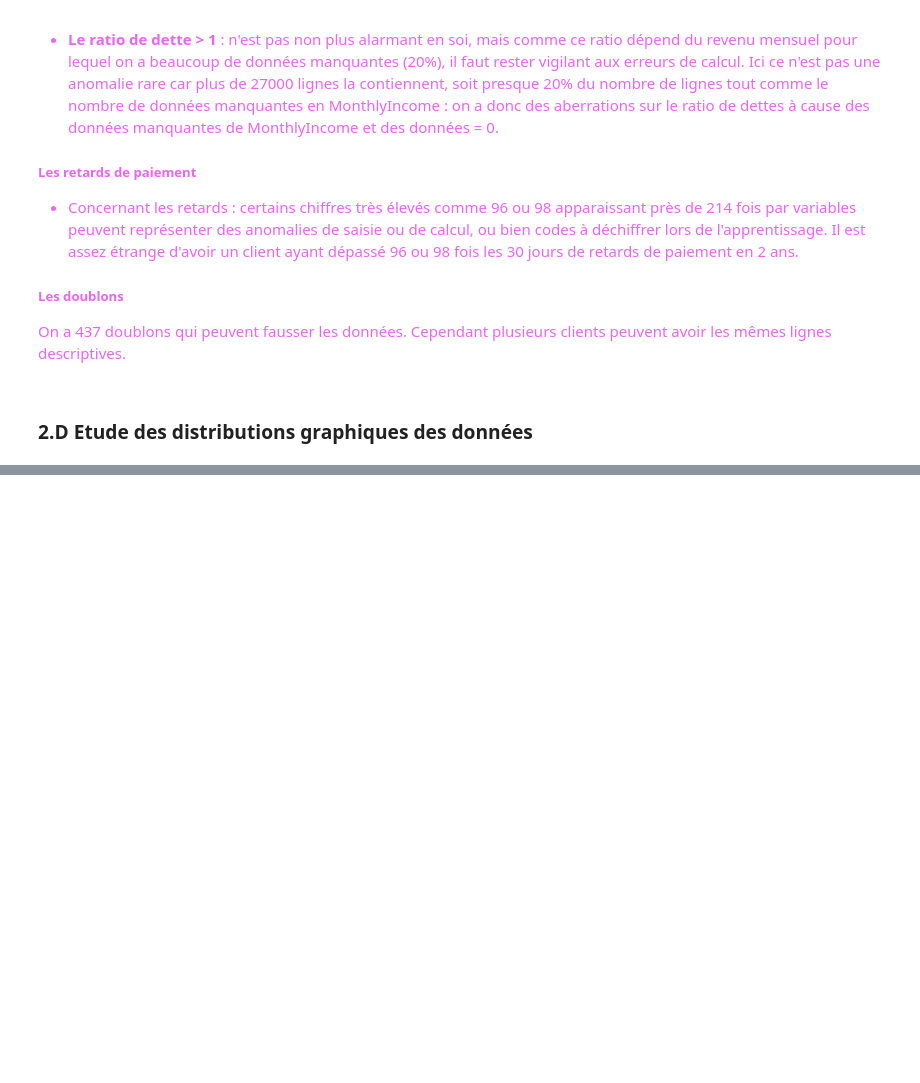
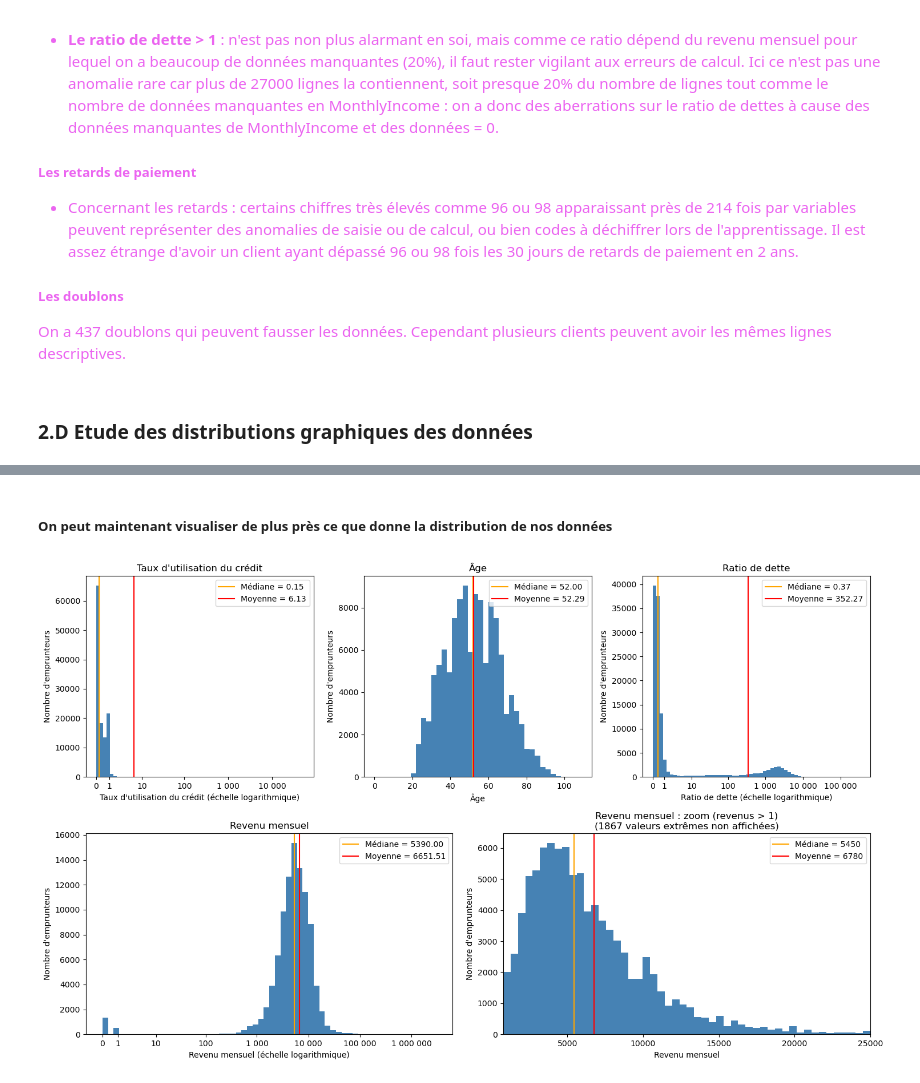
Before and after one commit to EkaterinaBabenko/ML_kaggle, a Jupyter notebook: credits/GiveMeSomeCredit/credits.ipynb, the cells around one changed output, grey strips where cells are left out. Saved outputs shown, nothing was run; the diff lists cells and outputs as text; code cells hidden in the pictures; blank space fills up the shorter version.

Commit message:
Nettoyage des données et test des premiers modèles

```diff
--- a/credits/GiveMeSomeCredit/credits.ipynb
+++ b/credits/GiveMeSomeCredit/credits.ipynb
@@ -207,6 +176,0 @@ plt.show()
-# %%
-train["tranche_age"] = pd.cut(train["age"], bins=[0, 25, 35, 45, 55, 65, 120])
-print(train.groupby("tranche_age", observed=True)["SeriousDlqin2yrs"].agg(["mean", "count"]))
-
-corr = train.drop(columns="tranche_age").corr(method="spearman")["SeriousDlqin2yrs"]
-print(corr.drop("SeriousDlqin2yrs").sort_values())
@@ -232,0 +177,68 @@ Name: SeriousDlqin2yrs, dtype: float64
+# %% [markdown]
+##### On peut maintenant visualiser de plus près ce que donne la distribution de nos données
+# %%
+variables = {
+    "RevolvingUtilizationOfUnsecuredLines": "Taux d'utilisation du crédit",
+    "age": "Âge",
+    "DebtRatio": "Ratio de dette",
+    "MonthlyIncome": "Revenu mensuel",
+}
+
+variables_log = ["RevolvingUtilizationOfUnsecuredLines", "DebtRatio", "MonthlyIncome"]   # tout sauf l'âge
+
+# Grille de 2 lignes x 6 colonnes : 3 graphiques en haut, 2 en bas
+fig = plt.figure(figsize=(15, 9))
+grille = fig.add_gridspec(2, 6)
+emplacements = [grille[0, 0:2], grille[0, 2:4], grille[0, 4:6], grille[1, 0:3]]
+axes = [fig.add_subplot(e) for e in emplacements]
+ax_zoom = fig.add_subplot(grille[1, 3:6])
+
+for ax, (col, nom) in zip(axes, variables.items()):
+    valeurs = train[col].dropna()
+    mediane = valeurs.median()
+    moyenne = valeurs.mean()
+
+    if col in variables_log:
+        ax.hist(np.log1p(valeurs), bins=60, color="steelblue")
+        position_mediane, position_moyenne = np.log1p(mediane), np.log1p(moyenne)
+
+        # On remplace les graduations (valeurs du log) par les valeurs réelles correspondantes
+        reels = [0, 1, 10, 100, 1000, 10000, 100000, 1000000]
+        reels = [r for r in reels if r <= valeurs.max()]       # on garde seulement celles qui existent dans les données
+        ax.set_xticks(np.log1p(reels))
+        ax.set_xticklabels([f"{r:,}".replace(",", " ") for r in reels])
+        ax.set_xlabel(f"{nom} (échelle logarithmique)")
+    else:
+        ax.hist(valeurs, bins=40, color="steelblue")
+        position_mediane, position_moyenne = mediane, moyenne
+        ax.set_xlabel(nom)
+
+    ax.axvline(position_mediane, color="orange", label=f"Médiane = {mediane:.2f}")
+    ax.axvline(position_moyenne, color="red", label=f"Moyenne = {moyenne:.2f}")
+    ax.set_title(nom)
+    ax.set_ylabel("Nombre d'emprunteurs")
+    ax.legend()
+
+# Zoom sur le revenu mensuel, échelle normale
+revenus = train["MonthlyIncome"].dropna()
+revenus = revenus[revenus > 1]                      # on retire les revenus 0 et 1 (valeurs suspectes)
+mediane_zoom = revenus.median()
+moyenne_zoom = revenus.mean()
+
+bas = revenus.quantile(0.01)
+haut = revenus.quantile(0.99)
+nb_exclus = ((revenus < bas) | (revenus > haut)).sum()
+
+ax_zoom.hist(revenus, bins=50, range=(bas, haut), color="steelblue")
+ax_zoom.axvline(mediane_zoom, color="orange", label=f"Médiane = {mediane_zoom:.0f}")
+ax_zoom.axvline(moyenne_zoom, color="red", label=f"Moyenne = {moyenne_zoom:.0f}")
+ax_zoom.set_xlim(bas, haut)
+ax_zoom.set_title(f"Revenu mensuel : zoom (revenus > 1)\n({nb_exclus} valeurs extrêmes non affichées)")
+ax_zoom.set_xlabel("Revenu mensuel")
+ax_zoom.set_ylabel("Nombre d'emprunteurs")
+ax_zoom.legend()
+
+plt.tight_layout()
+plt.show()
+# %% [output]
+[figure, added]
```
Also changed, not shown: parts of 10 cells of this notebook.
